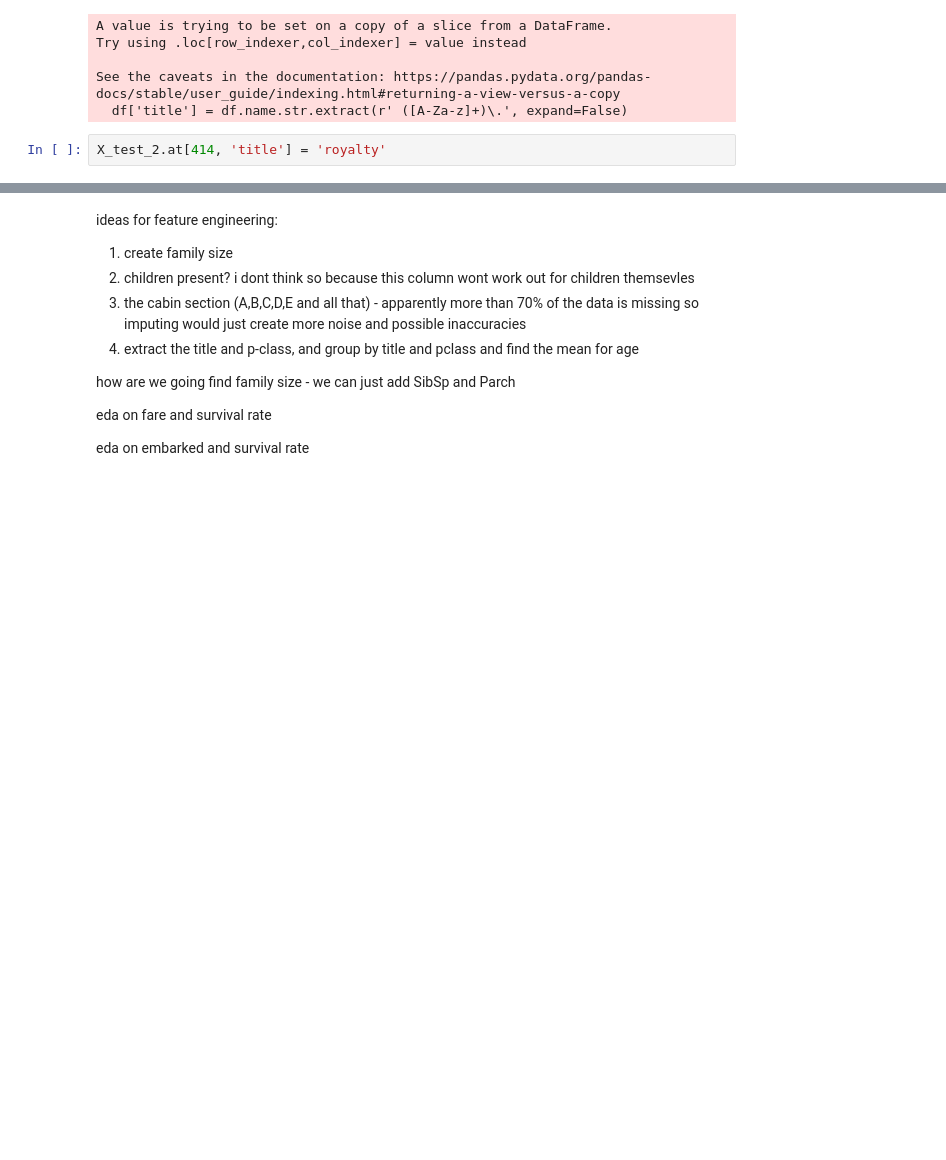
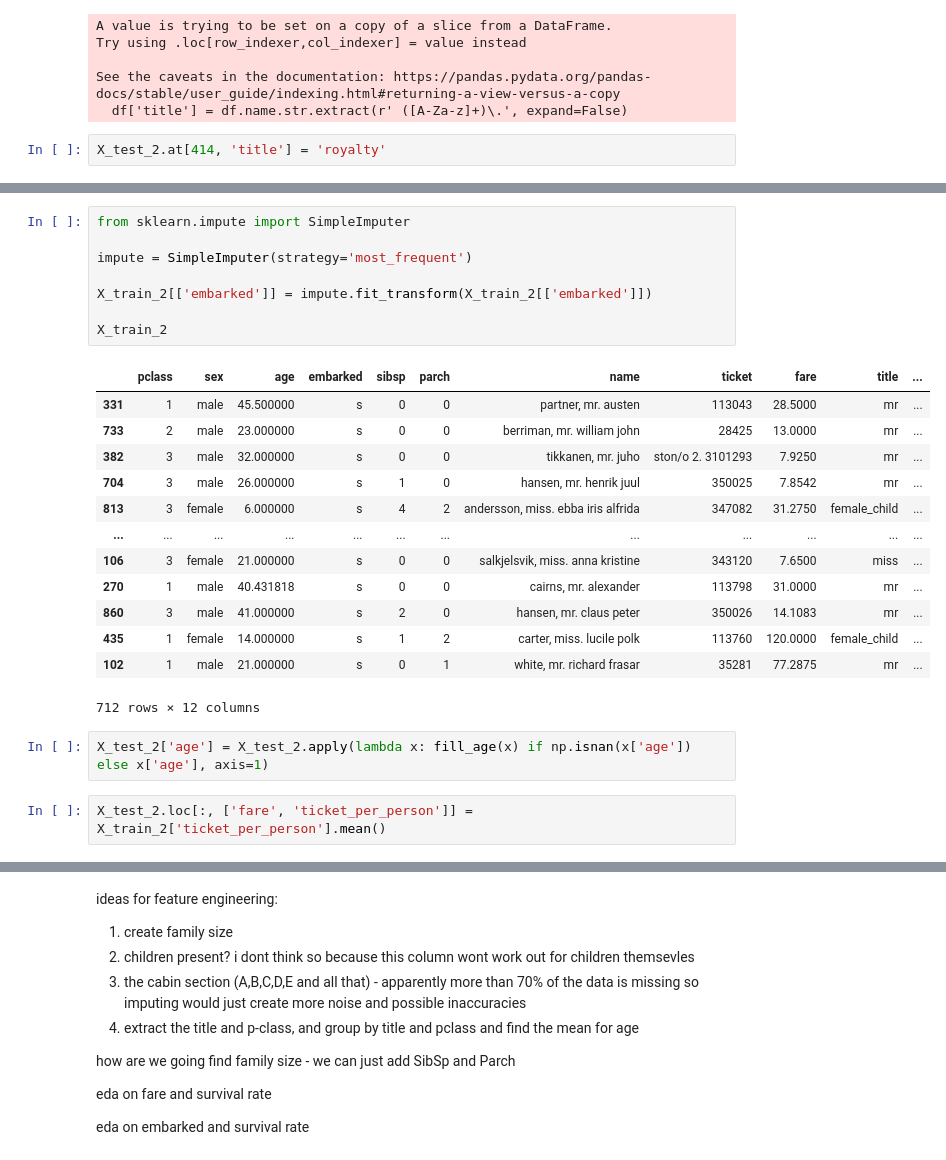
Before and after one commit to heardchef33/titanic-survival-prediction, a Jupyter notebook: notebooks/predictions-with-feature-eng.ipynb, the cells around one changed output, grey strips where cells are left out. Saved outputs shown, nothing was run; the diff lists cells and outputs as text; blank space fills up the shorter version.

```diff
--- a/notebooks/predictions-with-feature-eng.ipynb
+++ b/notebooks/predictions-with-feature-eng.ipynb
@@ -202,0 +220,26 @@ def fill_age(x):
+# %%
+from sklearn.impute import SimpleImputer
+
+impute = SimpleImputer(strategy='most_frequent')
+
+X_train_2[['embarked']] = impute.fit_transform(X_train_2[['embarked']])
+
+X_train_2
+# %% [output]
+|  | pclass | sex | age | embarked | sibsp | parch | name | ticket | fare | title | ... |
+| 331 | 1 | male | 45.500000 | s | 0 | 0 | partner, mr. austen | 113043 | 28.5000 | mr | ... |
+| 733 | 2 | male | 23.000000 | s | 0 | 0 | berriman, mr. william john | 28425 | 13.0000 | mr | ... |
+| 382 | 3 | male | 32.000000 | s | 0 | 0 | tikkanen, mr. juho | ston/o 2. 3101293 | 7.9250 | mr | ... |
+| 704 | 3 | male | 26.000000 | s | 1 | 0 | hansen, mr. henrik juul | 350025 | 7.8542 | mr | ... |
+| 813 | 3 | female | 6.000000 | s | 4 | 2 | andersson, miss. ebba iris alfrida | 347082 | 31.2750 | female_child | ... |
+| ... | ... | ... | ... | ... | ... | ... | ... | ... | ... | ... | ... |
+| 106 | 3 | female | 21.000000 | s | 0 | 0 | salkjelsvik, miss. anna kristine | 343120 | 7.6500 | miss | ... |
+| 270 | 1 | male | 40.431818 | s | 0 | 0 | cairns, mr. alexander | 113798 | 31.0000 | mr | ... |
+| 860 | 3 | male | 41.000000 | s | 2 | 0 | hansen, mr. claus peter | 350026 | 14.1083 | mr | ... |
+| 435 | 1 | female | 14.000000 | s | 1 | 2 | carter, miss. lucile polk | 113760 | 120.0000 | female_child | ... |
+| 102 | 1 | male | 21.000000 | s | 0 | 1 | white, mr. richard frasar | 35281 | 77.2875 | mr | ... |
+712 rows × 12 columns
+# %%
+X_test_2['age'] = X_test_2.apply(lambda x: fill_age(x) if np.isnan(x['age']) else x['age'], axis=1)
+# %%
+X_test_2.loc[:, ['fare', 'ticket_per_person']] = X_train_2['ticket_per_person'].mean()
```
Also changed, not shown: parts of 25 cells of this notebook.
